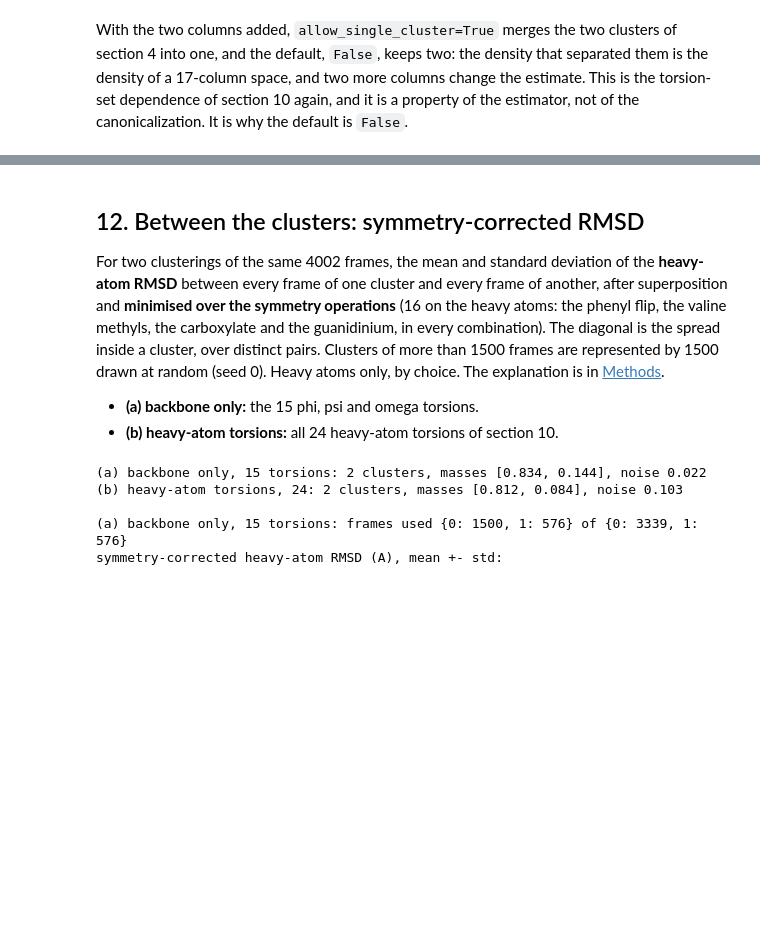
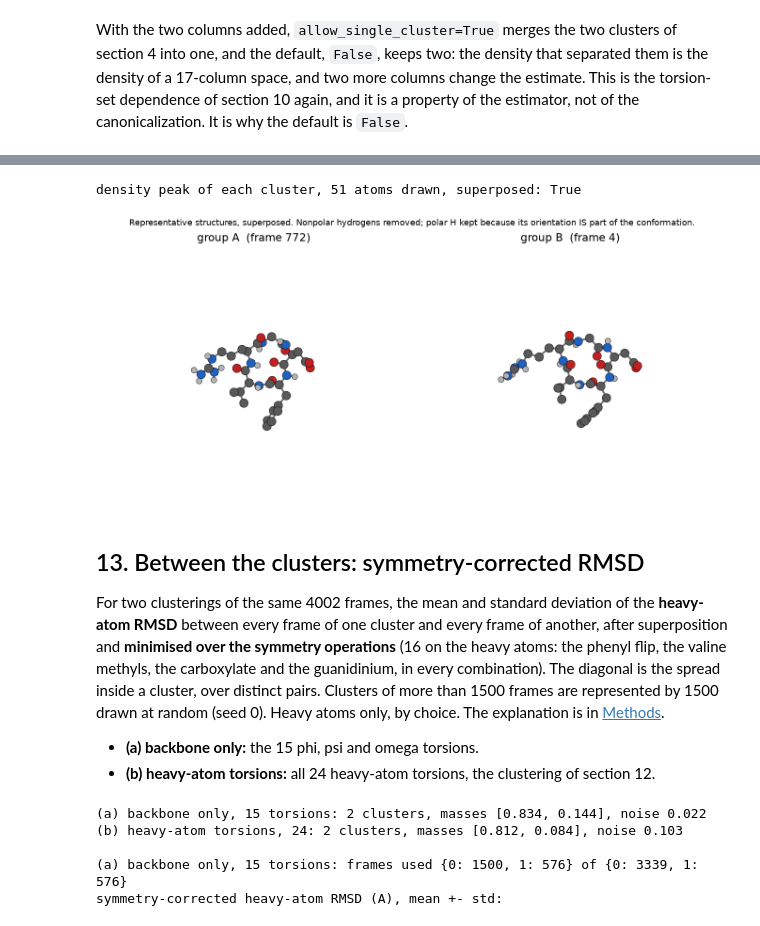
Before and after one commit to csy0000/MD-tools, a Jupyter notebook: docs/tutorial/rgdfv/analysis/clustering.ipynb, the cells around one changed output, grey strips where cells are left out. Drawn from its saved outputs; the diff is of its cells as text; code cells hidden in the pictures; blank space fills up the shorter version.

```diff
--- a/docs/tutorial/rgdfv/analysis/clustering.ipynb
+++ b/docs/tutorial/rgdfv/analysis/clustering.ipynb
@@ -335,0 +390,14 @@ guanidinium torsion Arg `chi5` (CD-NE-CZ-NH).
+# %%
+from md_tools.analysis import resonance_hybrid
+
+hybrid = resonance_hybrid(mol)
+rows = []
+for i in (20, 21, 22, 34, 35, 36, 37):
+    rows.append({"atom": f"{sym(i)}{i}", "formal charge, drawn": mol.GetAtomWithIdx(i).GetFormalCharge(),
+                 "charge, canonical": round(hybrid.atom_charge[i], 3)})
+atoms_table = pd.DataFrame(rows).set_index("atom")
+bond_rows = []
+for i, j in ((20, 21), (20, 22), (34, 35), (35, 36), (35, 37)):
+    bond_rows.append({"bond": f"{sym(i)}{i}-{sym(j)}{j}", "order, drawn": mol.GetBondBetweenAtoms(i, j).GetBondTypeAsDouble(),
+                      "order, canonical": round(hybrid.bond_order[(min(i, j), max(i, j))], 3)})
+display(atoms_table.T); display(pd.DataFrame(bond_rows).set_index("bond").T)
@@ -412,0 +545,9 @@ again, and it is a property of the estimator, not of the canonicalization. It is
+# %%
+rows = []
+for j, n in enumerate(names24):
+    row = {"torsion": n}
+    for c in range(fit24.n_clusters_):
+        mean, sd = circ(al24["selected"][fit24.labels_ == c, j])
+        row[f"{group_name(c)} mean"], row[f"{group_name(c)} sd"] = round(mean, 1), round(sd, 1)
+    rows.append(row)
+pd.DataFrame(rows).set_index("torsion")
@@ -413,5 +573,14 @@ again, and it is a property of the estimator, not of the canonicalization. It is
+# %%
+peaks24 = {group_name(c): al24["cluster_references"][c] for c in range(fit24.n_clusters_)}
+info = draw_representative_structures(traj, peaks24, output=scratch / "representatives24.png",
+                                      atom_indices=strip_nonpolar_hydrogens(traj), label_atoms=False)
+print(f"density peak of each cluster, {info['n_atoms_drawn']} atoms drawn, superposed: {info['aligned']}")
+display(Image(filename=str(scratch / "representatives24.png")))
+# %% [output]
+density peak of each cluster, 51 atoms drawn, superposed: True
+[figure, added]
 # %% [markdown]
-## 12. Between the clusters: symmetry-corrected RMSD
+## 13. Between the clusters: symmetry-corrected RMSD
 
 For two clusterings of the same 4002 frames, the mean and standard deviation of the **heavy-atom RMSD**
 between every frame of one cluster and every frame of another, after superposition and **minimised over
@@ -422,7 +591,7 @@ only, by choice. The explanation is in
 [Methods](../../../openmm_methods/analysis/clustering-and-symmetry.md#symmetry-corrected-rmsd).
 
 * **(a) backbone only:** the 15 phi, psi and omega torsions.
-* **(b) heavy-atom torsions:** all 24 heavy-atom torsions of section 10.
+* **(b) heavy-atom torsions:** all 24 heavy-atom torsions, the clustering of section 12.
 # %%
 from md_tools.analysis import heavy_atoms, operations_on_atoms, intercluster_rmsd
 
```
Also changed, not shown: parts of 11 cells of this notebook, 1 other file.
